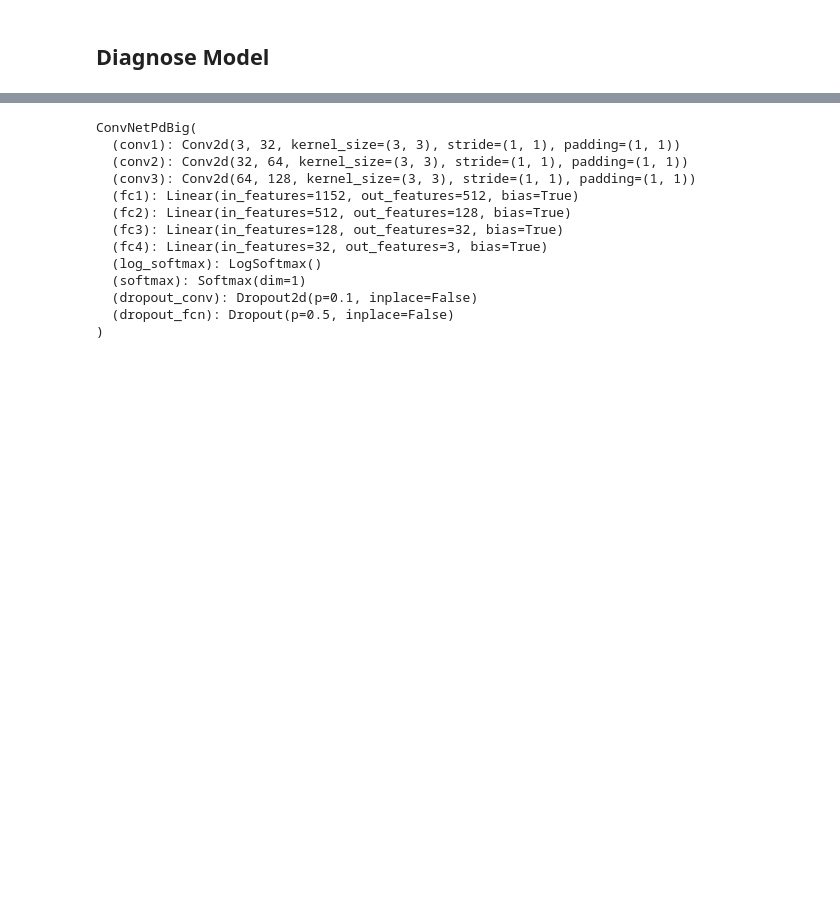
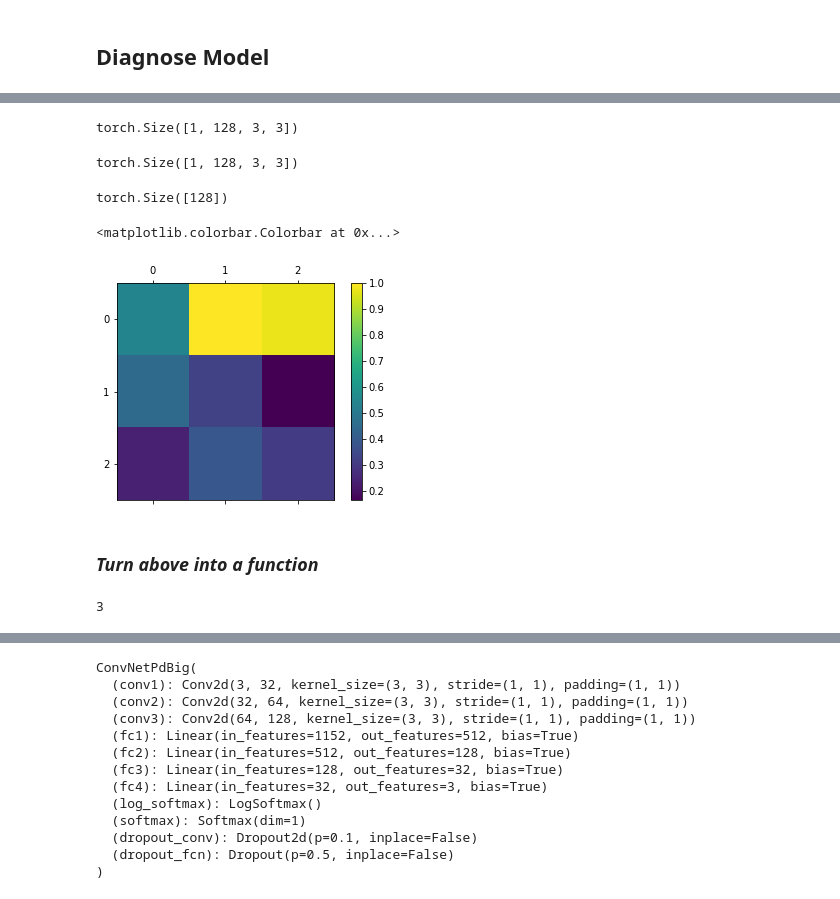
Before and after one commit to mzio/bimatrix-game-net, a Jupyter notebook: notebooks/2.0-mz-convolutional_regression.ipynb, the cells around one changed output, grey strips where cells are left out. Drawn from its saved outputs; the diff is of its cells as text; code cells hidden in the pictures; blank space fills up the shorter version.

```diff
--- a/notebooks/2_0_mz_convolutional_regression.ipynb
+++ b/notebooks/2.0-mz-convolutional_regression.ipynb
@@ -1390,0 +1455,7 @@ Epoch 199 | Training Loss: 0.783641 | Quad Loss: 7.206026 | Acc: 0.957500 | Val
+# %%
+# Diagnose for single example
+dataloader_val = load_game_data(test_data_row, test_labels, batch_size=1, shuffle=False)
+data, _ = next(iter(dataloader_val))
+pred = model_row_h(data)
+target = pred.argmax(dim=1)
+print(pred, target)
@@ -1390,0 +1466,44 @@ Epoch 199 | Training Loss: 0.783641 | Quad Loss: 7.206026 | Acc: 0.957500 | Val
+# %%
+# Get gradient of output wrt model params
+pred[:, target].backward()
+
+# Pull gradients out of model
+gradients = model_row_h.get_activations_gradient()
+# %%
+gradients.shape
+# %% [output]
+torch.Size([1, 128, 3, 3])
+# %%
+pooled_gradients = torch.mean(gradients, dim=[0, 2, 3]) # Pool grads across channels
+activations = model_row_h.get_activations(data).detach()  # Get activations of last conv layer
+# %%
+activations.shape
+# %% [output]
+torch.Size([1, 128, 3, 3])
+# %%
+pooled_gradients.shape
+# %% [output]
+torch.Size([128])
+# %%
+# Weight channel activations by gradients
+for i in range(activations.shape[1]):
+    activations[:, i, :, :] *= pooled_gradients[i]
+
+# Calculate heatmap valules
+heatmap = torch.mean(activations, dim=1).squeeze()
+
+# ReLU on heatmap
+zeros = torch.zeros(heatmap.shape).cuda()
+heatmap = torch.max(heatmap, zeros)  # ReLU on heatmap
+heatmap /= torch.max(heatmap)  # Normalize
+# %%
+# Visualize
+fig = plt.figure()
+ax = fig.add_subplot(111)
+viz = ax.matshow(heatmap.squeeze().detach().cpu().numpy())
+fig.colorbar(viz)
+# %% [output]
+<matplotlib.colorbar.Colorbar at 0x...>
+[figure, added]
+# %% [markdown]
+### ***Turn above into a function***
@@ -1390,0 +1549,4 @@ Epoch 199 | Training Loss: 0.783641 | Quad Loss: 7.206026 | Acc: 0.957500 | Val
+# %%
+test_data[list(range(9))].shape[2]
+# %% [output]
+3
```
Also changed, not shown: parts of 18 cells of this notebook.
